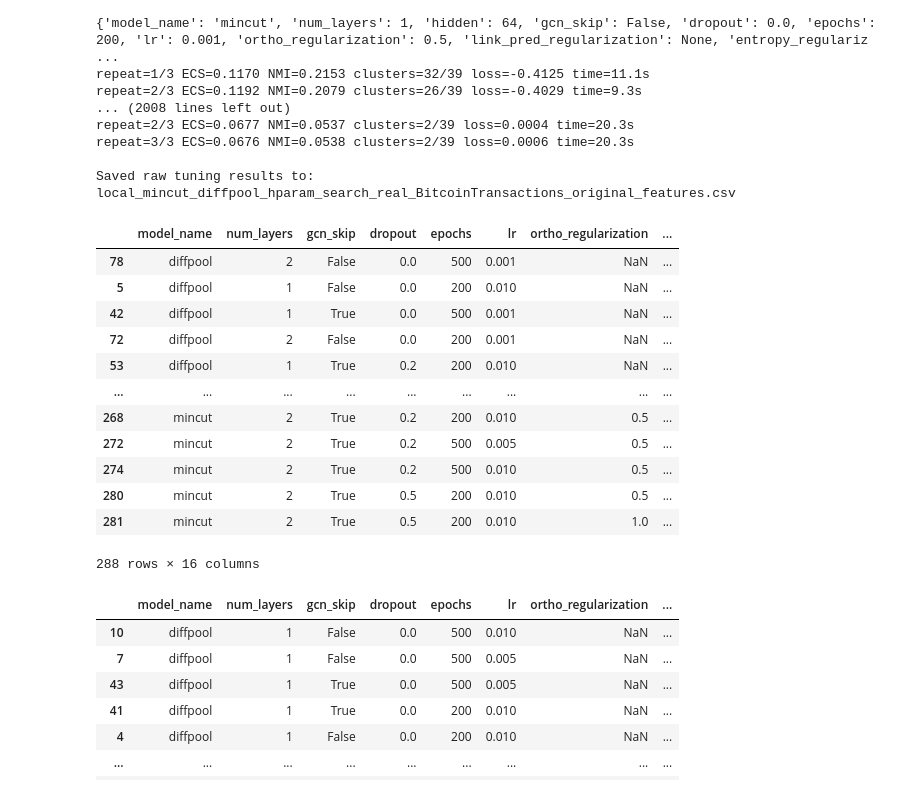
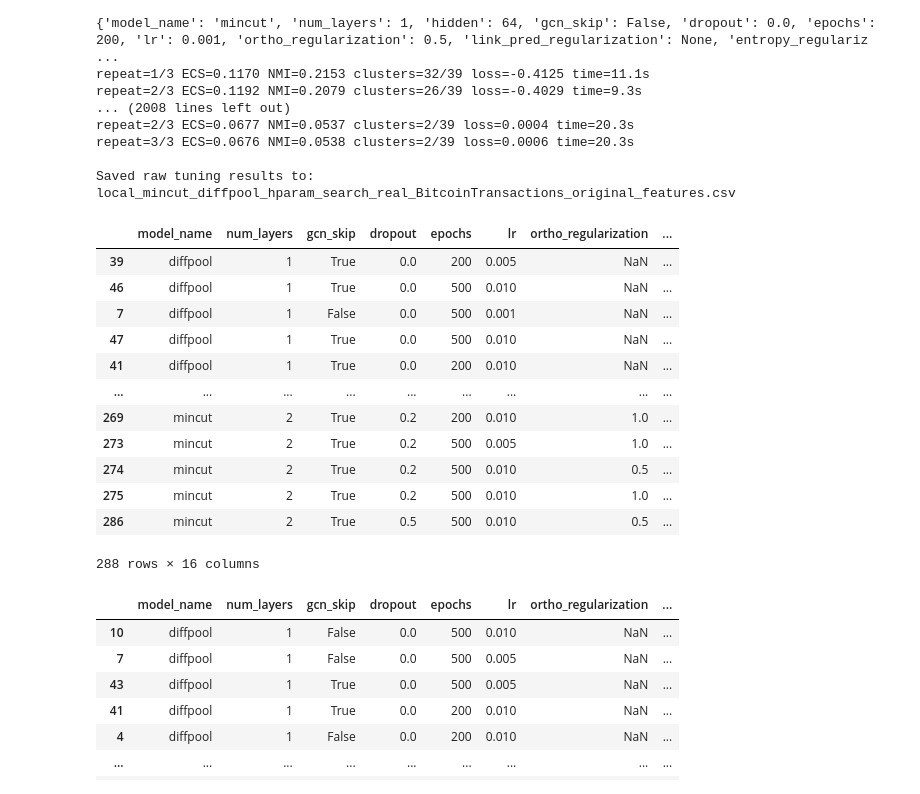
Before and after one commit to dalyapraz/gnn-community-concealment, a Jupyter notebook: lfr_dmon.ipynb, the cells around one changed output. Cells and saved outputs as stored; diff of their text form; code cells hidden in the pictures.

```diff
--- a/lfr_dmon.ipynb
+++ b/lfr_dmon.ipynb
@@ -314,7 +315,7 @@ repeat=3/3 ECS=0.0676 NMI=0.0538 clusters=2/39 loss=0.0006 time=20.3s
 Saved raw tuning results to: local_mincut_diffpool_hparam_search_real_BitcoinTransactions_original_features.csv
 # %%
 import pandas as pd
-df = pd.read_csv("local_mincut_diffpool_hparam_search_real_BitcoinTransactions_original_features.csv")
+df = pd.read_csv("local_mincut_diffpool_hparam_search_real_Wiki_original_features.csv")
 
 group_cols = [
     "model_name",
@@ -328,46 +329,46 @@ group_cols = [
     "entropy_regularization",
 ]
 
 summary = (
     df.groupby(group_cols, dropna=False)
       .agg(
           mean_ECS=("ECS", "mean"),
           std_ECS=("ECS", "std"),
           mean_NMI=("NMI", "mean"),
           std_NMI=("NMI", "std"),
           mean_cluster_ratio=("cluster_ratio", "mean"),
           std_cluster_ratio=("cluster_ratio", "std"),
           total_runs=("ECS", "count"),
       )
       .reset_index()
 )
 
 summary = summary.sort_values(
-    ["model_name", "mean_ECS"],
-    ascending=[True, False]
+    ["model_name", "mean_ECS", "mean_cluster_ratio"],
+    ascending=[True, False, False]
 )
 # delete rows where total_runs <= 3
 # summary = summary[summary["total_runs"] > 3]
 # summary.to_csv(
 #     "local_mincut_diffpool_hparam_summary_bitcoin_sigma5.csv",
 #     index=False
 # )
 
 # print(summary.head(20))
 summary
 # %% [output]
 |  | model_name | num_layers | gcn_skip | dropout | epochs | lr | ortho_regularization | ... |
-| 78 | diffpool | 2 | False | 0.0 | 500 | 0.001 | NaN | ... |
-| 5 | diffpool | 1 | False | 0.0 | 200 | 0.010 | NaN | ... |
-| 42 | diffpool | 1 | True | 0.0 | 500 | 0.001 | NaN | ... |
-| 72 | diffpool | 2 | False | 0.0 | 200 | 0.001 | NaN | ... |
-| 53 | diffpool | 1 | True | 0.2 | 200 | 0.010 | NaN | ... |
+| 39 | diffpool | 1 | True | 0.0 | 200 | 0.005 | NaN | ... |
+| 46 | diffpool | 1 | True | 0.0 | 500 | 0.010 | NaN | ... |
+| 7 | diffpool | 1 | False | 0.0 | 500 | 0.001 | NaN | ... |
+| 47 | diffpool | 1 | True | 0.0 | 500 | 0.010 | NaN | ... |
+| 41 | diffpool | 1 | True | 0.0 | 200 | 0.010 | NaN | ... |
 | ... | ... | ... | ... | ... | ... | ... | ... | ... |
-| 268 | mincut | 2 | True | 0.2 | 200 | 0.010 | 0.5 | ... |
-| 272 | mincut | 2 | True | 0.2 | 500 | 0.005 | 0.5 | ... |
+| 269 | mincut | 2 | True | 0.2 | 200 | 0.010 | 1.0 | ... |
+| 273 | mincut | 2 | True | 0.2 | 500 | 0.005 | 1.0 | ... |
 | 274 | mincut | 2 | True | 0.2 | 500 | 0.010 | 0.5 | ... |
-| 280 | mincut | 2 | True | 0.5 | 200 | 0.010 | 0.5 | ... |
-| 281 | mincut | 2 | True | 0.5 | 200 | 0.010 | 1.0 | ... |
+| 275 | mincut | 2 | True | 0.2 | 500 | 0.010 | 1.0 | ... |
+| 286 | mincut | 2 | True | 0.5 | 500 | 0.010 | 0.5 | ... |
 288 rows × 16 columns
 # %%
 import pandas as pd
```
Also changed, not shown: parts of 2 cells of this notebook, 8 other files.
